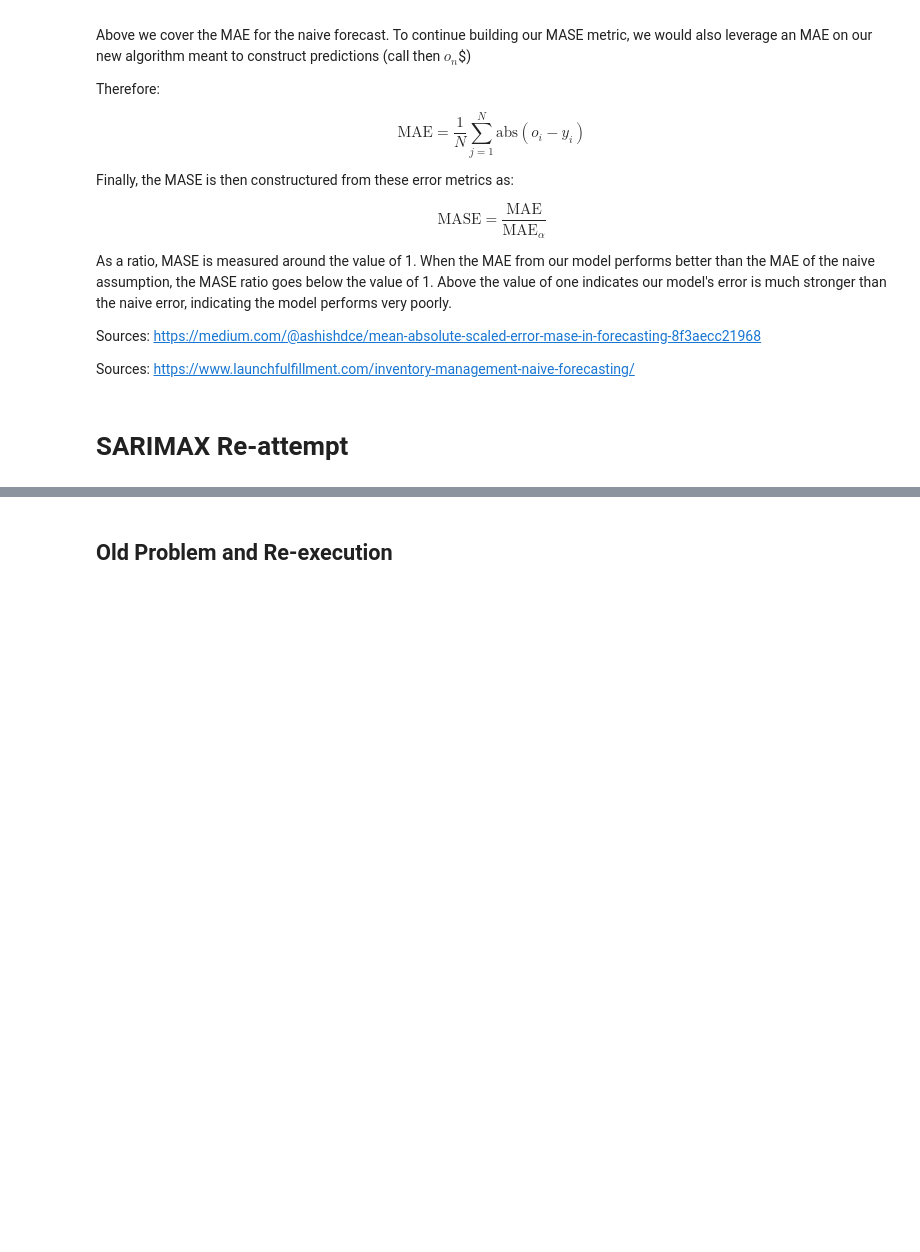
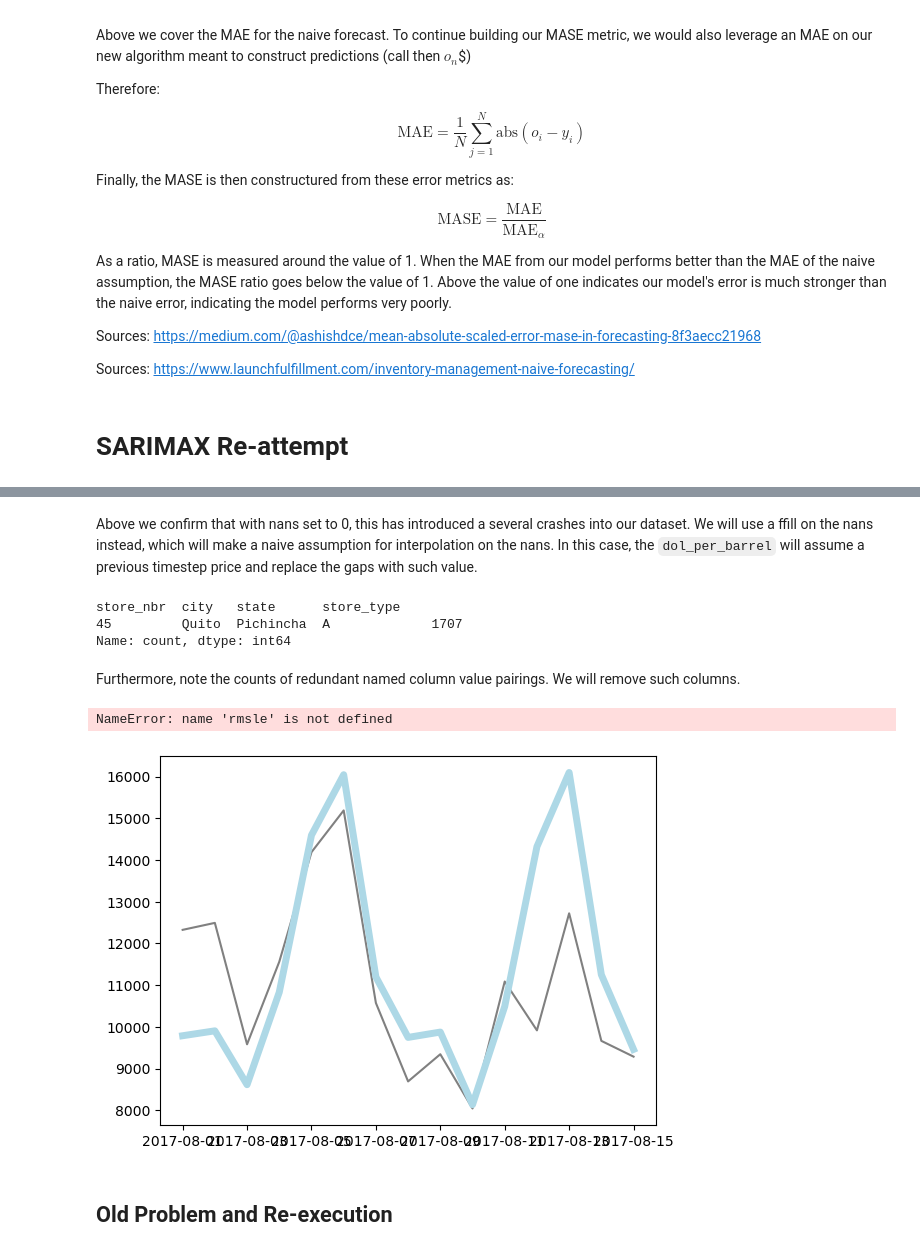
Before and after one commit to chriskuz/favorita_nn_scaling, a Jupyter notebook: src/project_notebook.ipynb, the cells around one changed output, grey strips where cells are left out. Saved outputs shown, nothing was run; the diff lists cells and outputs as text; code cells hidden in the pictures; blank space fills up the shorter version.

```diff
--- a/src/project_notebook.ipynb
+++ b/src/project_notebook.ipynb
@@ -83,5 +88,5 @@ Sources: https://www.launchfulfillment.com/inventory-management-naive-forecastin
 first_n_dates=30
 last_n_dates=15 #30 days visually adhere's well
 
-X_train, y_train, X_test, y_test = data_processing_pipeline.sinlge_model_pre_process(base_df, model_filter=[45, "GROCERY I"], first_n_dates=first_n_dates, last_n_dates=last_n_dates)
+X_train, y_train, X_test, y_test = data_processing_pipeline.antiquated_single_model_pre_process(base_df, model_filter=[45, "GROCERY I"], first_n_dates=first_n_dates, last_n_dates=last_n_dates)
 # %% [output]
@@ -89,3 +127,56 @@ AttributeError: module 'data_processing_pipeline' has no attribute 'sinlge_model
+# %% [markdown]
+Above we confirm that with nans set to 0, this has introduced a several crashes into our dataset. We will use a ffill on the nans instead, which will make a naive assumption for interpolation on the nans. In this case, the `dol_per_barrel` will assume a previous timestep price and replace the gaps with such value.
+# %%
+base_df[
+    (base_df["store_nbr"] == 45) &
+    (base_df["family"] == "GROCERY I")
+][["store_nbr", "city", "state", "store_type"]].value_counts()
+# %% [output]
+store_nbr  city   state      store_type
+45         Quito  Pichincha  A             1707
+Name: count, dtype: int64
+# %% [markdown]
+Furthermore, note the counts of redundant named column value pairings. We will remove such columns.
+# %%
+# Basic model setup
+model = SARIMAX(
+    y_train,                     # Target variable
+    order=(1, 0, 2),                    # Default ARIMA order
+    seasonal_order=(1, 0, 2, 7),        # Default seasonal order (no seasonality)
+    exog=X_train        # Optional: Exogenous variables
+)
+model_fit = model.fit(disp=False)
+
+forecast = model_fit.predict(start=y_test.index[0], end=y_test.index[-1], exog=X_test)
+
+y_test_clipped = np.maximum(y_test, 0)
+forecast_clipped = np.maximum(forecast, 0)
+# %%
+VALUE_COLORS = {
+    "y_pred":"blue",
+    "y_test":"gray",
+    "y_train":"lightblue"
+}
+
+
+plt.plot(y_test_clipped.index, y_test_clipped, color="gray", label="Actual Testing Values")
+plt.plot(forecast_clipped.index, forecast_clipped, color="lightblue", label="Predicted Testing Values", linewidth=5)
+
+plt.title(f"STORE 45: GROCERY I \n Sales Prediciton Comparison to Actual \n [{last_n_dates} day Forecast (RMSLE: {rmsle.round(2)}; RMSE: {rmse.round(2)}) \n (Baseline Mean: {target_mean.round(2)}; Mean Percentage Error: {rmse_percentage.round(2)}%) ]", fontweight="bold", size=15)
+plt.xlabel("Time", size=15)
+plt.ylabel("Total Sales", size=15)
+plt.xticks(size=14, rotation=45)
+plt.yticks(size=14)
+
+
+plt.grid(which="major")
+plt.legend()
+plt.tight_layout()
+
+plt.savefig(f"../images/{last_n_dates}_day_model.png", format="png", dpi=300)
+# %% [output]
+NameError: name 'rmsle' is not defined
+[figure, added]
 # %% [markdown]
 ## Old Problem and Re-execution
 # %% [markdown]
```
Also changed, not shown: parts of 3 cells of this notebook, 1 other file.
